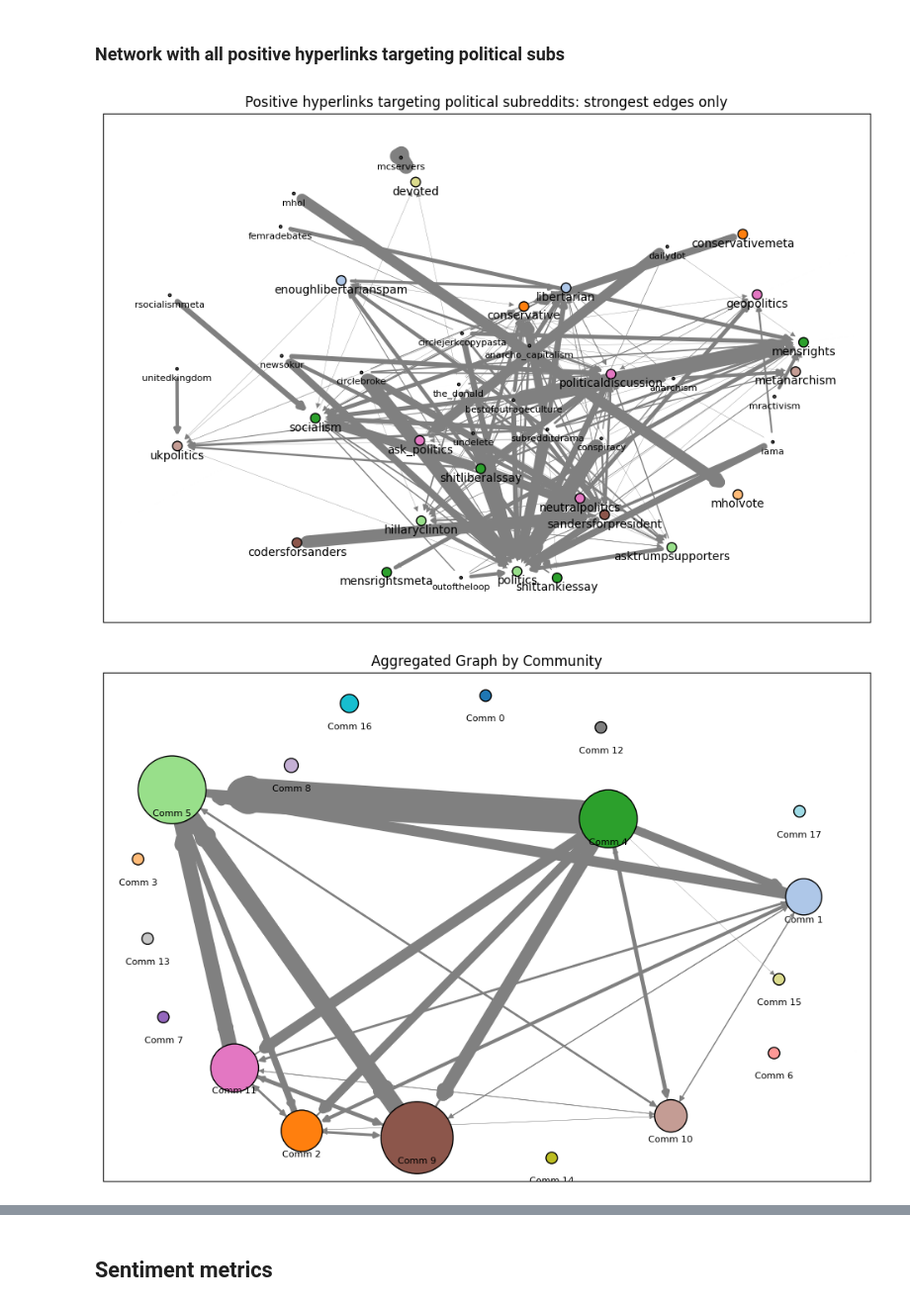
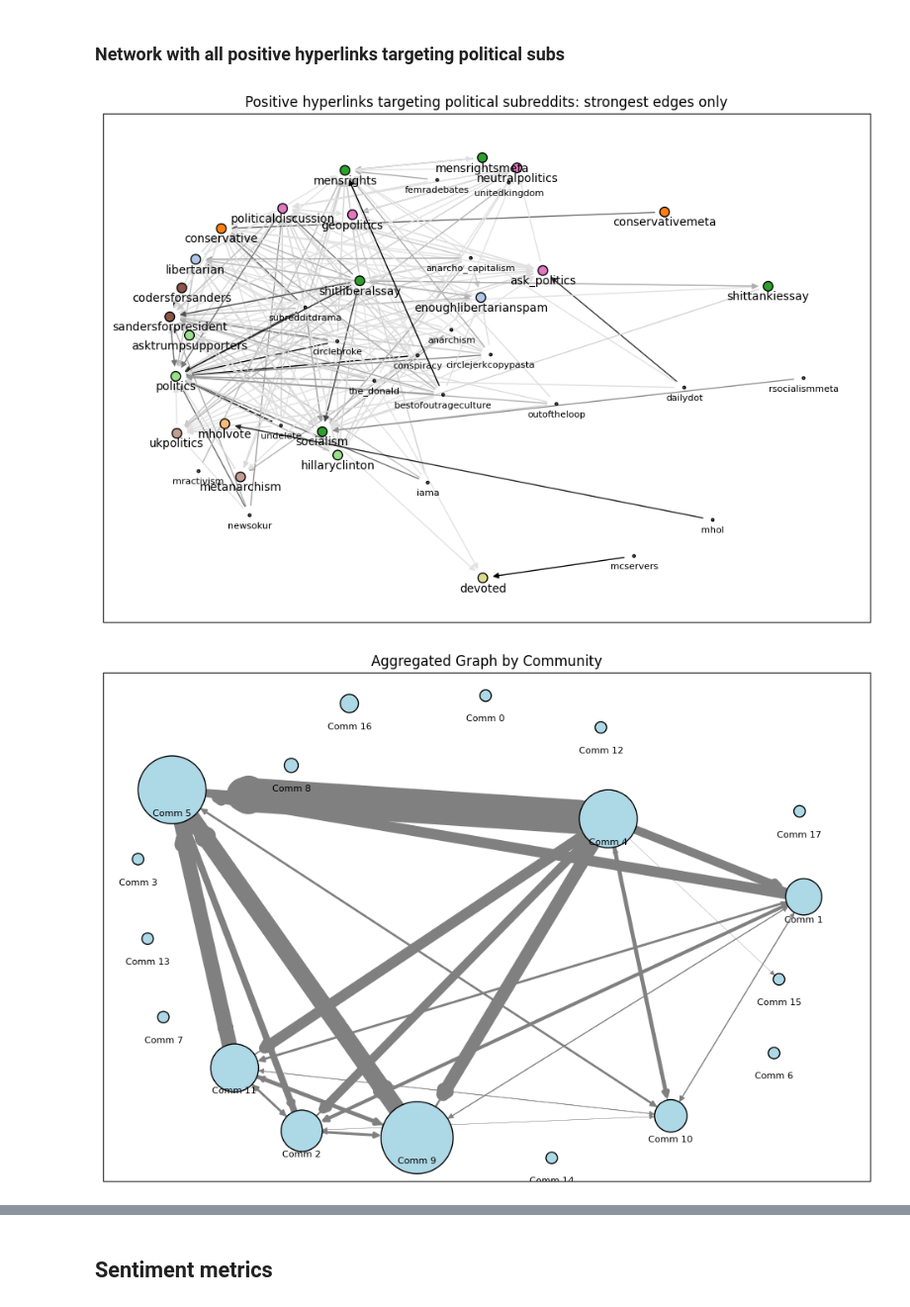
Before and after one commit to kehunter/stat236-subreddit-clustering, a Jupyter notebook: sentiment.ipynb, the cells around one changed output, grey strips where cells are left out. Shown at 99% size. Cells and saved outputs as stored; diff of their text form; code cells hidden in the pictures.

Commit message:
Hyperlink metrics/plots

```diff
--- a/sentiment.ipynb
+++ b/sentiment.ipynb
@@ -448,38 +452,57 @@ strong_nodes = list(pd.DataFrame(strong_edges).drop(columns=2).stack().unique())
 
 # Create a new graph with only the non-grey nodes and strong edges
 G_filtered = G_pt.subgraph(strong_nodes).copy()
 G_filtered.add_edges_from(strong_edges)
 
 # Recompute positions for the filtered graph
 pos = nx.spring_layout(G_filtered, seed=42, k=1.5, scale=5)
 
 # Assign node colors and sizes for the filtered graph
 node_color_list = [node_colors.get(node, 'grey') for node in G_filtered.nodes()]
 node_sizes = [5 if color == 'grey' else 70 for color in node_color_list]
 font_sizes = [5 if color == 'grey' else 8 for color in node_color_list]
 
 # Define the positions and labels
 labels = {node: node for node in G_filtered.nodes()}
 
 # Draw nodes with community colors
 nx.draw_networkx_nodes(G_filtered, pos, node_size=node_sizes, node_color=node_color_list, edgecolors="black")
 
 # Loop over nodes and draw each label with the appropriate font size
 for i, (node, (x, y)) in enumerate(pos.items()):
     font_size = 8 if node_sizes[i] == 5 else 10
     plt.text(x, y - 0.2, labels[node], fontsize=font_size, ha='center', va='center', color="black")
 
-# Edge widths related to count attribute (in the filtered graph)
-edge_widths = [d['count'] / 4 for (_, _, d) in G_filtered.edges(data=True)]
+# # Edge widths related to count attribute (in the filtered graph)
+# edge_widths = [d['count'] / 4 for (_, _, d) in G_filtered.edges(data=True)]
 
-# Draw edges with widths based on count
-nx.draw_networkx_edges(G_filtered, pos, edge_color="gray", arrows=True, width=edge_widths)
+# # Draw edges with widths based on count
+# nx.draw_networkx_edges(G_filtered, pos, edge_color="gray", arrows=True, width=edge_widths)
+
+# Edge colors related to count attribute (gray to black gradient)
+edge_counts = [d['count'] for (_, _, d) in G_filtered.edges(data=True)]
+max_count = max(edge_counts)
+min_count = min(edge_counts)
+
+# Normalize edge weights for colormap
+edge_colors = [(count - min_count) / (max_count - min_count) + 0.2 for count in edge_counts]
+
+# Use a grayscale colormap for edges
+cmap = plt.cm.get_cmap('Greys')
+
+# Draw edges
+nx.draw_networkx_edges(
+    G_filtered, pos,
+    edge_color=[cmap(color) for color in edge_colors],
+    arrows=True, width=1  # Set a consistent width for better readability
+)
+
 
 # Set title and show plot
 plt.title("Positive hyperlinks targeting political subreddits: strongest edges only")
 plt.show()
 # %% [output]
-[figure, old version]
+[figure, new version]
 # %%
 import networkx as nx
 import matplotlib.pyplot as plt
@@ -523,7 +546,7 @@ edge_widths = [d['weight'] / 4 for (_, _, d) in G_aggregated.edges(data=True)]
 pos = nx.spring_layout(G_aggregated, seed=42, k=10, scale=1)
 label_pos = {node: (x, y - 0.1) for node, (x, y) in pos.items()}
 
-nx.draw_networkx_nodes(G_aggregated, pos, node_size=node_sizes, node_color=node_colors, edgecolors="black")
+nx.draw_networkx_nodes(G_aggregated, pos, node_size=node_sizes, node_color="lightblue", edgecolors="black")
 nx.draw_networkx_labels(G_aggregated, label_pos,
                         labels={node: f"Comm {node}" for node in G_aggregated.nodes()},
                         font_size=8, font_color="black")
@@ -532,4 +555,4 @@ nx.draw_networkx_edges(G_aggregated, pos, node_size=node_sizes, edge_color="gray
 plt.title("Aggregated Graph by Community")
 plt.show()
 # %% [output]
-[figure, old version]
+[figure, new version]
```
Also changed, not shown: parts of 13 cells of this notebook.
